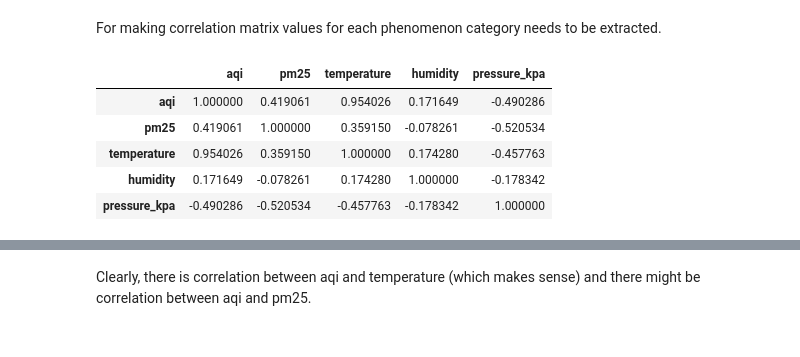
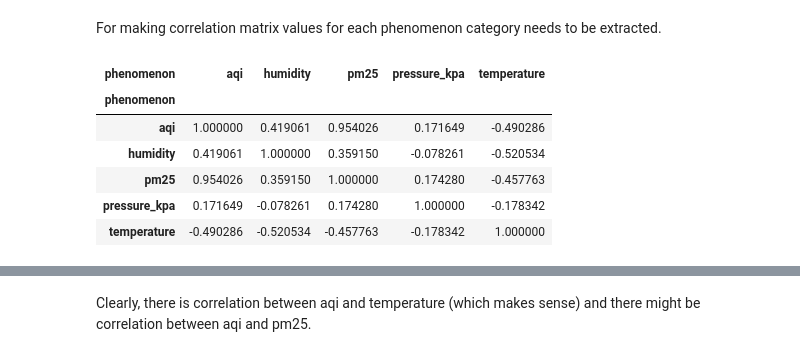
Before and after one commit to nastyabekesheva/Mathematical-Modeling, a Jupyter notebook: lab_1.ipynb, the cells around one changed output, grey strips where cells are left out. Saved outputs shown, nothing was run; the diff lists cells and outputs as text; code cells hidden in the pictures.

```diff
--- a/lab_1.ipynb
+++ b/lab_1.ipynb
@@ -259,21 +259,18 @@ Name: phenomenon, dtype: int64
 # %% [markdown]
 For making correlation matrix values for each phenomenon category needs to be extracted.
 # %%
-df_grouped = df.groupby(['phenomenon', 'logged_at'], as_index=False).aggregate('mean')
-grouped_values = df_grouped.groupby('phenomenon')['value'].apply(list)
-phenomenon_values = {}
+df_grouped = df.groupby(['phenomenon', 'logged_at'], as_index=False)['value'].mean()
+phenomenon_values = df_grouped.pivot(index='logged_at', columns='phenomenon', values='value')
 
-for i in range(len(grouped_values)):
-    phenomenon_values[phenomenons[i]] = grouped_values[i]
+phenomenon_values.corr()
+# %% [output]
+| phenomenon | aqi | humidity | pm25 | pressure_kpa | temperature |
+| phenomenon |  |  |  |  |  |
+| aqi | 1.000000 | 0.419061 | 0.954026 | 0.171649 | -0.490286 |
+| humidity | 0.419061 | 1.000000 | 0.359150 | -0.078261 | -0.520534 |
+| pm25 | 0.954026 | 0.359150 | 1.000000 | 0.174280 | -0.457763 |
+| pressure_kpa | 0.171649 | -0.078261 | 0.174280 | 1.000000 | -0.178342 |
+| temperature | -0.490286 | -0.520534 | -0.457763 | -0.178342 | 1.000000 |
-# %%
-pd.DataFrame(phenomenon_values).corr()
-# %% [output]
-|  | aqi | pm25 | temperature | humidity | pressure_kpa |
-| aqi | 1.000000 | 0.419061 | 0.954026 | 0.171649 | -0.490286 |
-| pm25 | 0.419061 | 1.000000 | 0.359150 | -0.078261 | -0.520534 |
-| temperature | 0.954026 | 0.359150 | 1.000000 | 0.174280 | -0.457763 |
-| humidity | 0.171649 | -0.078261 | 0.174280 | 1.000000 | -0.178342 |
-| pressure_kpa | -0.490286 | -0.520534 | -0.457763 | -0.178342 | 1.000000 |
 # %%
 plt.figure(figsize=(8, 6))
 sns.heatmap(phenomenon_values.corr(), annot=True, cmap='coolwarm', fmt=".2f", linewidths=0.5)
```
Also changed, not shown: parts of 1 cell of this notebook.
